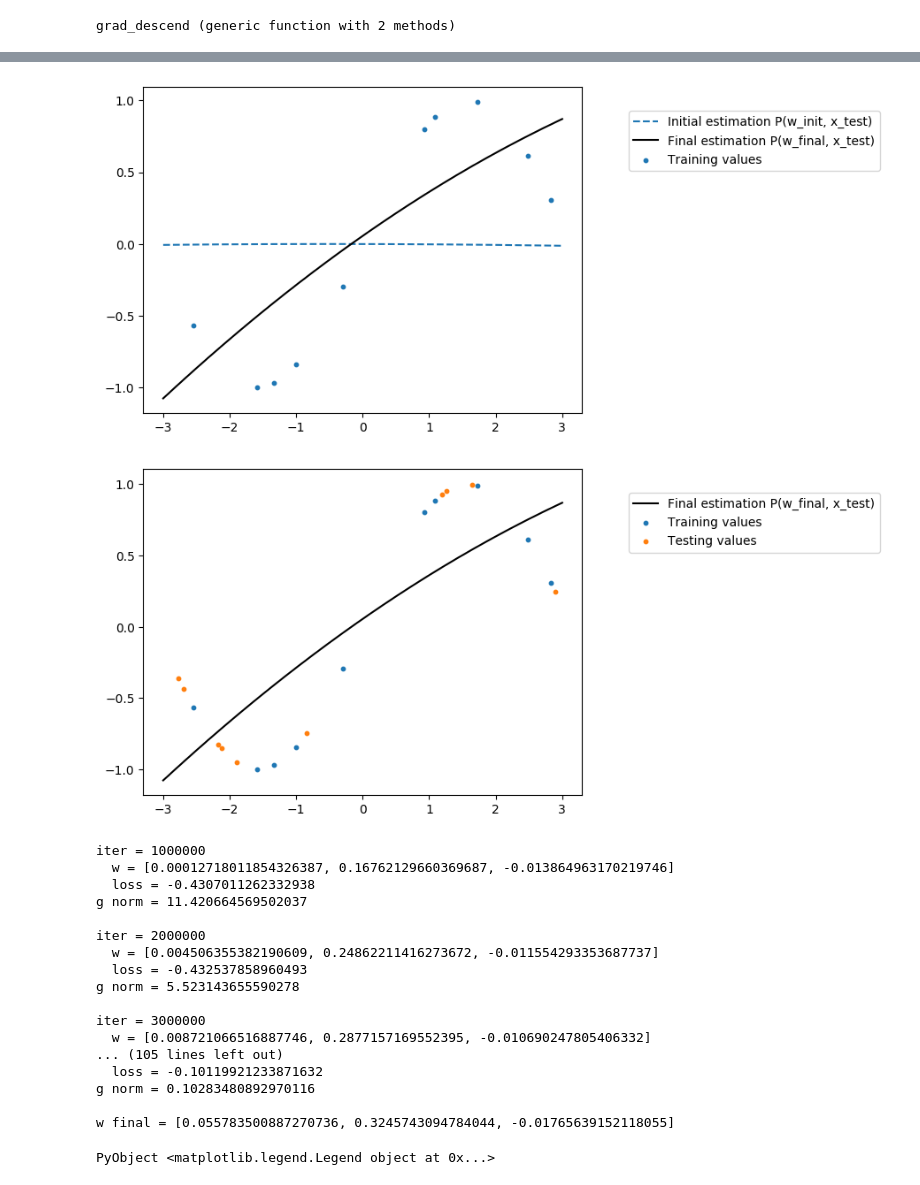
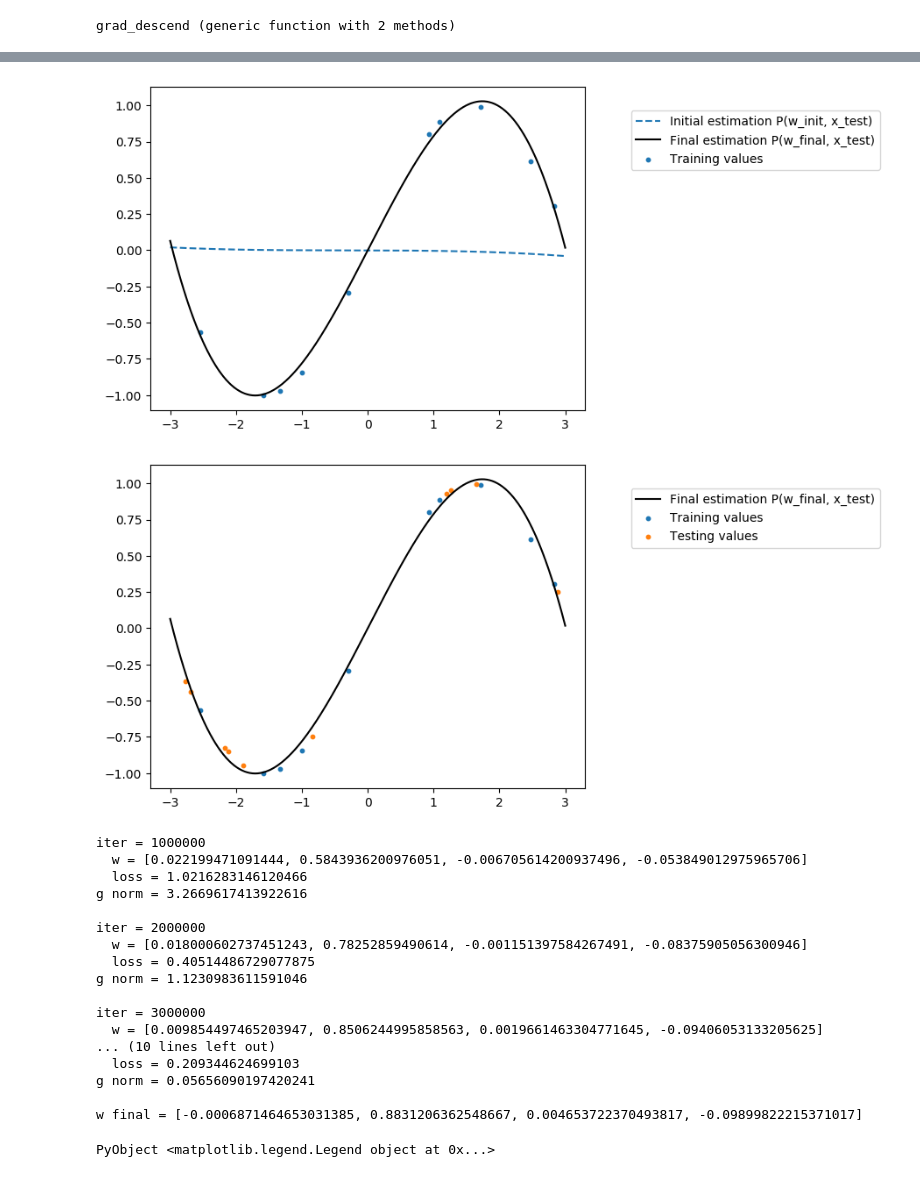
Before and after one commit to KaterinaSolovska/AOM, a Jupyter notebook: regrese1.ipynb, the cells around one changed output, grey strips where cells are left out. Drawn from its saved outputs; the diff is of its cells as text; code cells hidden in the pictures.

```diff
--- a/regrese1.ipynb
+++ b/regrese1.ipynb
@@ -65,7 +65,7 @@ function grad(x,y,w,d)
         end
     end
 
-    return g, sum(dif)
+    return g, sqrt(sum(dif.*dif))
 end
 
 function grad_descend(x, w0, d, step)
@@ -153,57 +153,57 @@ PyObject <matplotlib.legend.Legend object at 0x...>
 # %%
 # d = pocet clenu v polynomu ... stupen + 1, w_init = pocatecni odhad do gradientniho sestupu
 
-d = 3
+d = 4
 w_init = rand(-0.001:0.001, d)
 y_init = P(w_init, x_train, d)
 
 
 #fig = figure()
 #scatter(x_train, y_train, s=10, label = "Target values")
 #scatter(x_train, y_init, s=10, label = "Initial estimation P(w_init, x_test)")
 #legend(bbox_to_anchor=(1.05, 1), loc=2, borderaxespad=2.0)
 
 ####################################################################################
 
 
 w_final = grad_descend(x, w_init, d, 1.0e-7)
 println("w final = ", w_final)
 
 
 fig = figure()
 scatter(x_train, y_train, s=10, label = "Training values")
 
 plot(collect(a:0.01:b), P(w_init, collect(a:0.01:b) , d), "--", label = "Initial estimation P(w_init, x_test)")
 plot(collect(a:0.01:b), P(w_final, collect(a:0.01:b) , d), "k-", label = "Final estimation P(w_final, x_test)")
 
 legend(bbox_to_anchor=(1.05, 1), loc=2, borderaxespad=2.0)
 
 
 
 fig = figure()
 scatter(x_train, y_train, s=10, label = "Training values")
 scatter(x_test, y_test, s=10, label = "Testing values")
 plot(collect(a:0.01:b), P(w_final, collect(a:0.01:b) , d), "k-", label = "Final estimation P(w_final, x_test)")
 
 legend(bbox_to_anchor=(1.05, 1), loc=2, borderaxespad=2.0)
 # %% [output]
-[figure, old version]
+[figure, new version]
-[figure, old version]
+[figure, new version]
 iter = 1000000
-  w = [0.00012718011854326387, 0.16762129660369687, -0.013864963170219746]
-  loss = -0.4307011262332938
-g norm = 11.420664569502037
+  w = [0.022199471091444, 0.5843936200976051, -0.006705614200937496, -0.053849012975965706]
+  loss = 1.0216283146120466
+g norm = 3.2669617413922616
 
 iter = 2000000
-  w = [0.004506355382190609, 0.24862211416273672, -0.011554293353687737]
-  loss = -0.432537858960493
-g norm = 5.523143655590278
+  w = [0.018000602737451243, 0.78252859490614, -0.001151397584267491, -0.08375905056300946]
+  loss = 0.40514486729077875
+g norm = 1.1230983611591046
 
 iter = 3000000
-  w = [0.008721066516887746, 0.2877157169552395, -0.010690247805406332]
-... (105 lines left out)
-  loss = -0.10119921233871632
-g norm = 0.10283480892970116
+  w = [0.009854497465203947, 0.8506244995858563, 0.0019661463304771645, -0.09406053133205625]
+... (10 lines left out)
+  loss = 0.209344624699103
+g norm = 0.05656090197420241
 
-w final = [0.055783500887270736, 0.3245743094784044, -0.01765639152118055]
+w final = [-0.0006871464653031385, 0.8831206362548667, 0.004653722370493817, -0.09899822215371017]
 PyObject <matplotlib.legend.Legend object at 0x...>
```
Also changed, not shown: parts of 4 cells of this notebook.
